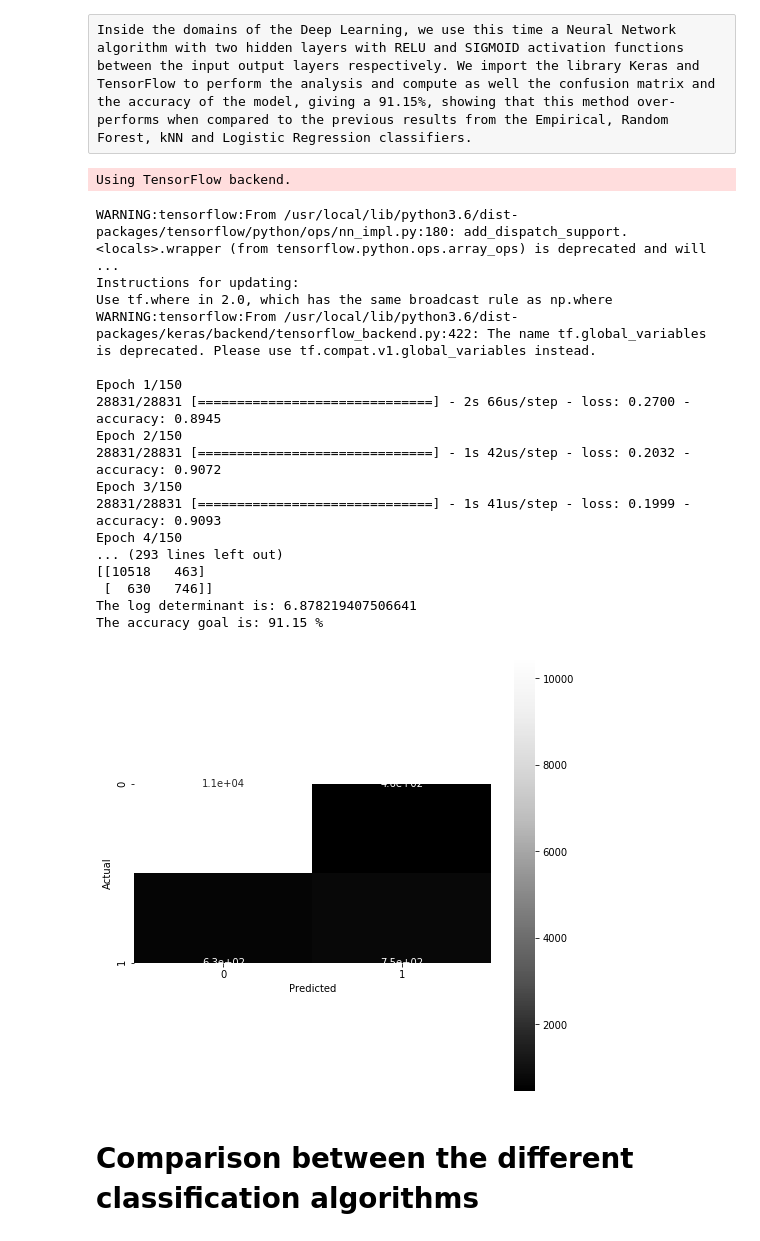
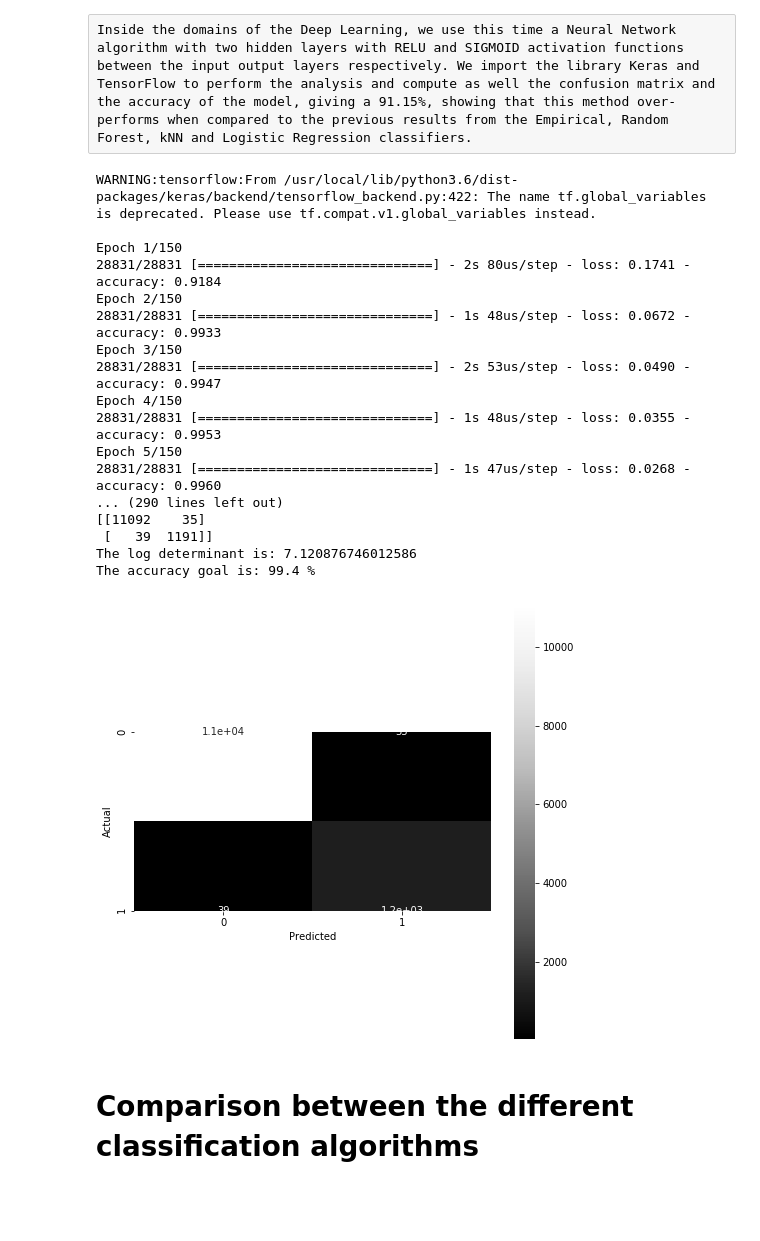
Before and after one commit to elopezfune/Bank-Marketing-with-social-economic-context-, a Jupyter notebook: Bank_Marketing.ipynb, the cells around one changed output. Drawn from its saved outputs; the diff is of its cells as text; code cells hidden in the pictures; blank space fills up the shorter version.

```diff
--- a/Bank_Marketing.ipynb
+++ b/Bank_Marketing.ipynb
@@ -239,6 +239,6 @@ compare_category(dataframe,"age","y")
 # %% [raw]
 We are going to replace: admin., blue-collar, entrepreneur, technician, services, management and self-employed by "employed"; while the categories: retired, housemaid and student, we are going to replace by "unemployed". We will have in total three categories: [employed, unemployed, unknown].
 # %%
-dataframe['job'] = dataframe['job'].replace(["admin.", "blue-collar", "entrepreneur", "technician", "services", "management", "self-employed"], 'employed')
-dataframe['job'] = dataframe['job'].replace(["retired", "housemaid", "student"], 'unemployed')
+#dataframe['job'] = dataframe['job'].replace(["admin.", "blue-collar", "entrepreneur", "technician", "services", "management", "self-employed"], 'employed')
+#dataframe['job'] = dataframe['job'].replace(["retired", "housemaid", "student"], 'unemployed')
 # %%
@@ -251,5 +246,5 @@ Name: job, dtype: int64
 # %% [raw]
 We are going to replace: university.degree, high.school, basic.9y, professional.course, basic.4y and basic.6y  by "literate". We will have in total three categories: [literate, illiterate, unknown].
 # %%
-dataframe["education"] = dataframe["education"].replace(["university.degree", "high.school", "basic.9y", "professional.course", "basic.4y", "basic.6y"],"literate")
+#dataframe["education"] = dataframe["education"].replace(["university.degree", "high.school", "basic.9y", "professional.course", "basic.4y", "basic.6y"],"literate")
 # %%
@@ -261,0 +256,2 @@ Name: education, dtype: int64
+# %%
+dataframe=pd.get_dummies(dataframe)
@@ -280,12 +285 @@ We have to numerize all the categorical variables, for that I will use the follo
-# %%
-dataframe['job'] = dataframe['job'].map( {"employed":1, "unemployed":0, "unknown":-1 })
-dataframe['marital'] = dataframe['marital'].map( {"married":2, "single":1, "divorced":0, "unknown":-1 })
-dataframe['education'] = dataframe['education'].map({"literate":1, "illiterate":0, "unknown":-1})
-dataframe['default'] = dataframe['default'].map({"yes":1, "no":0, "unknown":-1})
-dataframe['housing'] = dataframe['housing'].map({"yes":1, "no":0, "unknown":-1})
-dataframe['loan'] = dataframe['loan'].map({"yes":1, "no":0, "unknown":-1})
-dataframe['contact'] = dataframe['contact'].map({"cellular":1, "telephone":0})
-dataframe['month'] = dataframe['month'].map({'jan':1, 'feb':2, 'mar':3, 'apr':4, 'may':5, 'jun':6, 'jul':7, 'aug':8, 'sep':9, 'oct':10, 'nov':11, 'dec':12})
-dataframe['day_of_week'] = dataframe['day_of_week'].map({'mon':1, 'tue':2, 'wed':3, 'thu':4, 'fri':5})
-dataframe['poutcome'] = dataframe['poutcome'].map({'success':1, 'failure':0, 'nonexistent':-1})
 # %%
@@ -666,50 +648,49 @@ Inside the domains of the Deep Learning, we use this time a Neural Network algor
 # %%
 import keras
 from keras.models import Sequential
 from keras.layers import Dense# Initialising the ANN
 "Activation functions: 'sigmoid', 'tanh', 'relu'"
 classifier = Sequential()# Adding the input layer and the first hidden layer
-classifier.add(Dense(units =15 , kernel_initializer = 'uniform', activation = 'relu', input_dim = 16))# Adding the second hidden layer
+classifier.add(Dense(units =15 , kernel_initializer = 'uniform', activation = 'relu', input_dim = 52))# Adding the second hidden layer
 classifier.add(Dense(units = 15, kernel_initializer = 'uniform', activation = 'relu'))# Adding the output layer
 classifier.add(Dense(units = 1, kernel_initializer = 'uniform', activation = 'sigmoid'))# Compiling the ANN
 classifier.compile(optimizer = 'adam', loss = 'binary_crossentropy', metrics = ['accuracy'])# Fitting the ANN to the Training set
 classifier.fit(X_train, Y_train, batch_size = 32, epochs = 150)
 
 # Predicting the Test set results
 Y_pred_ann = classifier.predict(X_test)
 Y_pred_ann = (Y_pred_ann > 0.5)
 accgoal_ann = accuracy_score(Y_pred_ann, Y_test)
 
 cmatrix_ann = confusion_matrix(Y_test, Y_pred_ann) # rows = truth, cols = prediction
 print(cmatrix_ann)
 print('The log determinant is:', np.log10(np.linalg.det(cmatrix_ann)))
 print("The accuracy goal is:", round(accgoal_ann*100,2),'%')
 
 
 sns.heatmap(cmatrix_ann, annot=True, square=True, cmap = 'Greys_r')
 plt.xlabel('Predicted')
 plt.ylabel('Actual')
 plt.rcParams['figure.figsize'] = (8.0, 8.0)    # ... and big plots
 # %% [output]
-Using TensorFlow backend.
+WARNING:tensorflow:From /usr/local/lib/python3.6/dist-packages/keras/backend/tensorflow_backend.py:422: The name tf.global_variables is deprecated. Please use tf.compat.v1.global_variables instead.
+
+Epoch 1/150
+28831/28831 [==============================] - 2s 80us/step - loss: 0.1741 - accuracy: 0.9184
+Epoch 2/150
+28831/28831 [==============================] - 1s 48us/step - loss: 0.0672 - accuracy: 0.9933
+Epoch 3/150
+28831/28831 [==============================] - 2s 53us/step - loss: 0.0490 - accuracy: 0.9947
+Epoch 4/150
+28831/28831 [==============================] - 1s 48us/step - loss: 0.0355 - accuracy: 0.9953
+Epoch 5/150
+28831/28831 [==============================] - 1s 47us/step - loss: 0.0268 - accuracy: 0.9960
+... (290 lines left out)
+[[11092    35]
+ [   39  1191]]
+The log determinant is: 7.120876746012586
+The accuracy goal is: 99.4 %
-WARNING:tensorflow:From /usr/local/lib/python3.6/dist-packages/tensorflow/python/ops/nn_impl.py:180: add_dispatch_support.<locals>.wrapper (from tensorflow.python.ops.array_ops) is deprecated and will ...
-Instructions for updating:
-Use tf.where in 2.0, which has the same broadcast rule as np.where
-WARNING:tensorflow:From /usr/local/lib/python3.6/dist-packages/keras/backend/tensorflow_backend.py:422: The name tf.global_variables is deprecated. Please use tf.compat.v1.global_variables instead.
-
-Epoch 1/150
-28831/28831 [==============================] - 2s 66us/step - loss: 0.2700 - accuracy: 0.8945
-Epoch 2/150
-28831/28831 [==============================] - 1s 42us/step - loss: 0.2032 - accuracy: 0.9072
-Epoch 3/150
-28831/28831 [==============================] - 1s 41us/step - loss: 0.1999 - accuracy: 0.9093
-Epoch 4/150
-... (293 lines left out)
-[[10518   463]
- [  630   746]]
-The log determinant is: 6.878219407506641
-The accuracy goal is: 91.15 %
-[figure, old version]
+[figure, new version]
 # %% [markdown]
 # Comparison between the different classification algorithms
 # %% [raw]
```
Also changed, not shown: parts of 30 cells of this notebook.
